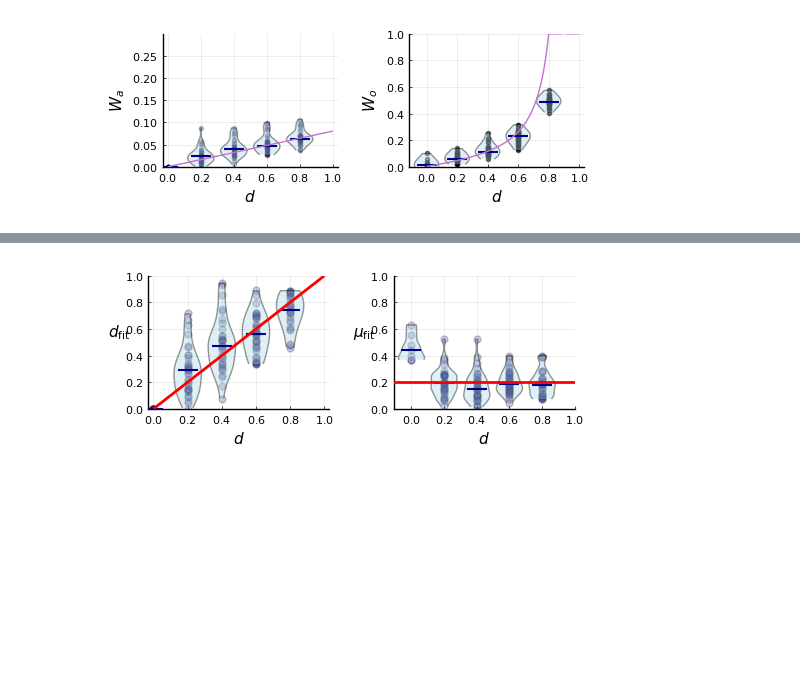
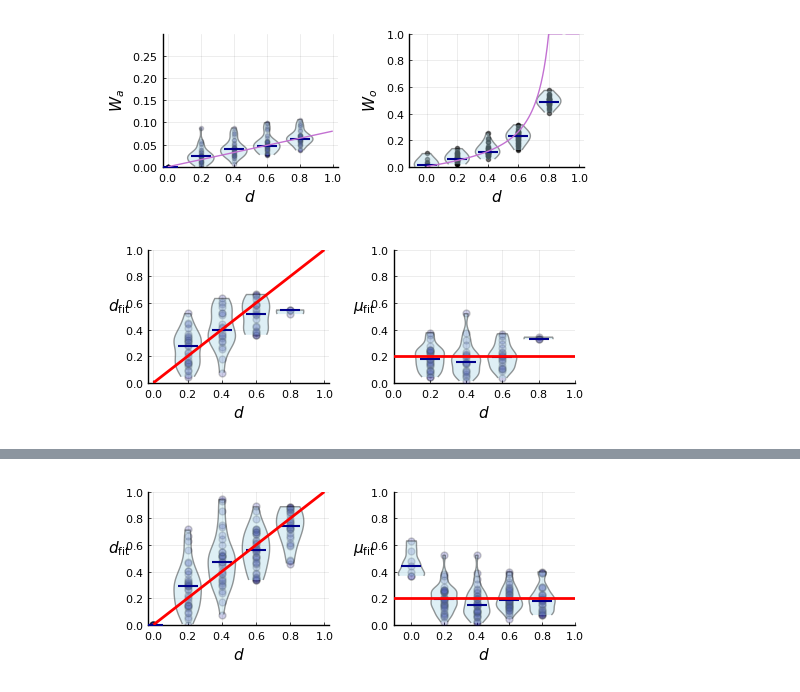
Before and after one commit to aangaji/Turnover, a Jupyter notebook: inference_rework.ipynb, the cells around one changed output, grey strips where cells are left out. Saved outputs shown, nothing was run; the diff lists cells and outputs as text; code cells hidden in the pictures; blank space fills up the shorter version.

```diff
--- a/inference_rework.ipynb
+++ b/inference_rework.ipynb
@@ -46,0 +53,24 @@ tumorinfo.mutations = @showprogress pmap(TumorGrowth.data_import, tumorinfo.muta
+# %%
+function infer_params_Ncorrect( tumorinfo; Nthresh_orph, Nthresh_estr, Wa, Wo)
+    dfits = []
+    mufits = []
+
+    @showprogress for i in 1:nrow(tumorinfo)
+        b, mu = tumorinfo.b[i], tumorinfo.μ[i]
+        W_a, W_o = Wa[i], Wo[i]
+
+        d_solve, mu_solve = 1., missing
+        try
+            d_solve = fzero(x -> min(1., Turnover.W_orphaned( x; N= Nthresh_orph/(1-x) )) - W_a, 0.01, 0.99) * b
+            mu_solve = fzero(x -> min(1., Turnover.W_estranged(d_solve; b=b, μ=x,
+                            T=log(Nthresh_estr* b/(b-d_solve)^2)))- W_o, 0.01, 0.99)
+            catch e
+        end
+
+        push!(dfits, d_solve)
+        push!(mufits, mu_solve)
+
+        sleep(0.01)
+    end
+    return (ds = tumorinfo.d, dfits = dfits, mufits = mufits)
+end
@@ -51,3 +83,9 @@ ds, Wa, Wo = get_turnover(tumorinfo; Nthresh_orph=Nthresh, Nthresh_estr=Nthresh,
 plot_turnover_violin(ds, Wa, Wo; Nthresh_orph=Nthresh, Nthresh_estr=Nthresh, mu=0.2, size=(500,200))
 # %% [output]
 [figure]
+# %%
+ds, dfits, mufits = infer_params_Ncorrect( tumorinfo; Nthresh_orph=Nthresh, Nthresh_estr=Nthresh, Wa, Wo)
+mask = .!ismissing.(mufits)
+plot_infresult_violin(ds[mask], dfits[mask], mufits[mask]; mu=0.2, size=(500,200))
+# %% [output]
+[figure, added]
```
Also changed, not shown: parts of 36 cells of this notebook, 4 other files.
